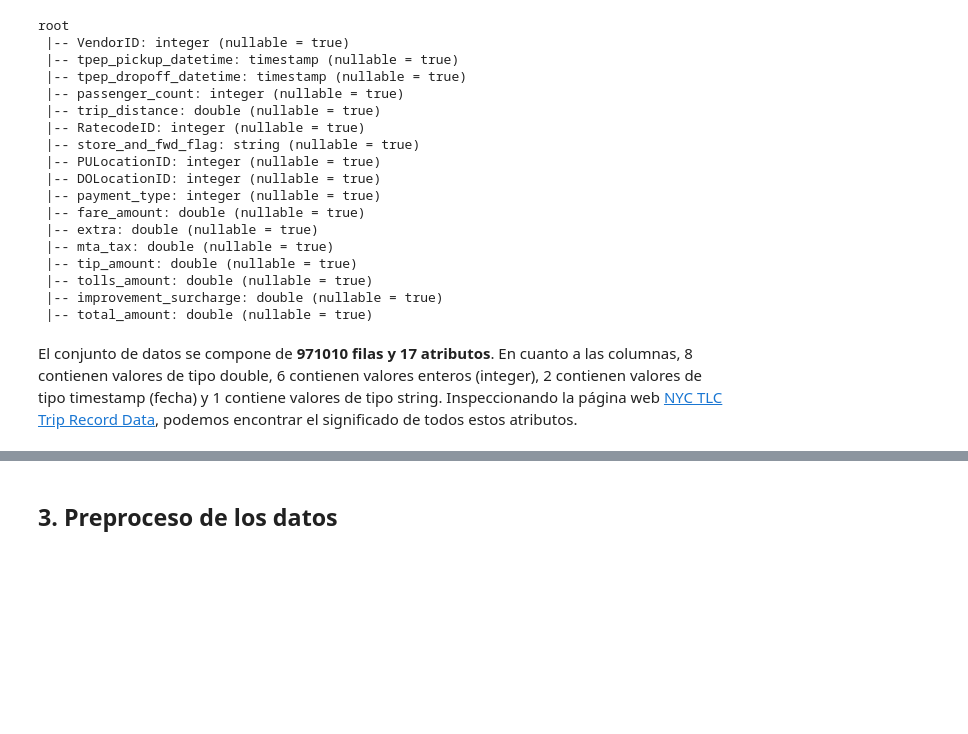
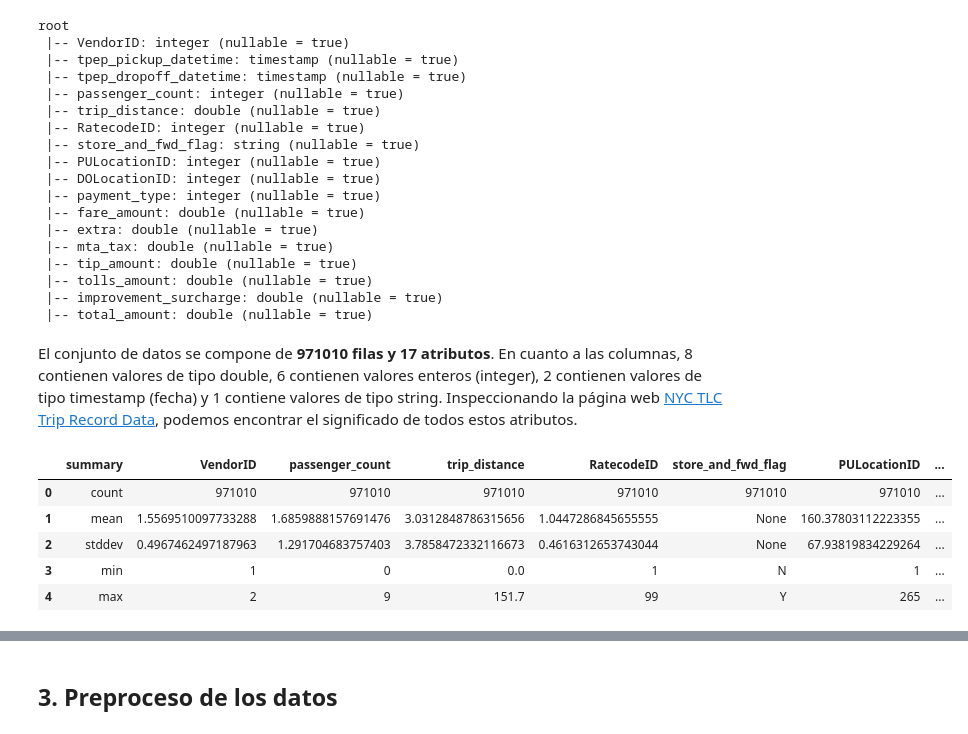
Before and after one commit to pablohd10/hpc-spark-taxi-trip-analysis, a Jupyter notebook: hpc-spark-taxi-trip-analysis.ipynb, the cells around one changed output, grey strips where cells are left out. Saved outputs shown, nothing was run; the diff lists cells and outputs as text; code cells hidden in the pictures; blank space fills up the shorter version.

```diff
--- a/hpc-spark-taxi-trip-analysis.ipynb
+++ b/hpc-spark-taxi-trip-analysis.ipynb
@@ -69,12 +75,12 @@ spark
 <pyspark.sql.session.SparkSession at 0x...>
 # %%
 # Definimos la ruta del archivo CSV
-route_data = "data/tripdata_2017-01.csv"
+route_trip_data = "data/tripdata_2017-01.csv"
 
 # Leemos el archivo CSV como un DataFrame de Spark
-data_df = spark.read.csv(route_data, header=True, inferSchema=True)
+trip_data_df = spark.read.csv(route_trip_data, header=True, inferSchema=True)
 
-print(type(data_df))
+print(type(trip_data_df))
 # %% [output]
 <class 'pyspark.sql.dataframe.DataFrame'>
 # %% [markdown]
@@ -120,3 +140,12 @@ root
  |-- total_amount: double (nullable = true)
 # %% [markdown]
 El conjunto de datos se compone de **971010 filas y 17 atributos**. En cuanto a las columnas, 8 contienen valores de tipo double, 6 contienen valores enteros (integer), 2 contienen valores de tipo timestamp (fecha) y 1 contiene valores de tipo string. Inspeccionando la página web [NYC TLC Trip Record Data](https://www1.nyc.gov/site/tlc/about/tlc-trip-record-data.page), podemos encontrar el significado de todos estos atributos.
+# %%
+trip_data_df.describe().toPandas()
+# %% [output]
+|  | summary | VendorID | passenger_count | trip_distance | RatecodeID | store_and_fwd_flag | PULocationID | ... |
+| 0 | count | 971010 | 971010 | 971010 | 971010 | 971010 | 971010 | ... |
+| 1 | mean | 1.5569510097733288 | 1.6859888157691476 | 3.0312848786315656 | 1.0447286845655555 | None | 160.37803112223355 | ... |
+| 2 | stddev | 0.4967462497187963 | 1.291704683757403 | 3.7858472332116673 | 0.4616312653743044 | None | 67.93819834229264 | ... |
+| 3 | min | 1 | 0 | 0.0 | 1 | N | 1 | ... |
+| 4 | max | 2 | 9 | 151.7 | 99 | Y | 265 | ... |
```
Also changed, not shown: parts of 24 cells of this notebook, 1 other file.
